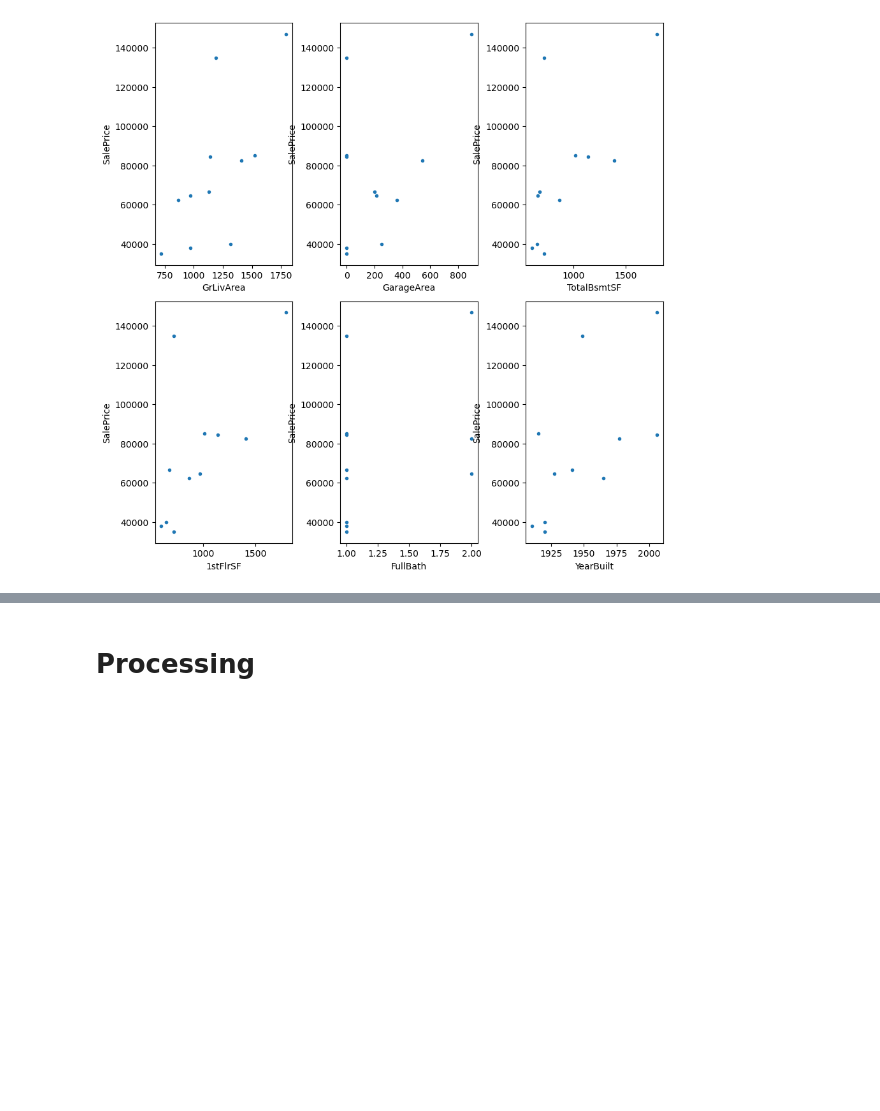
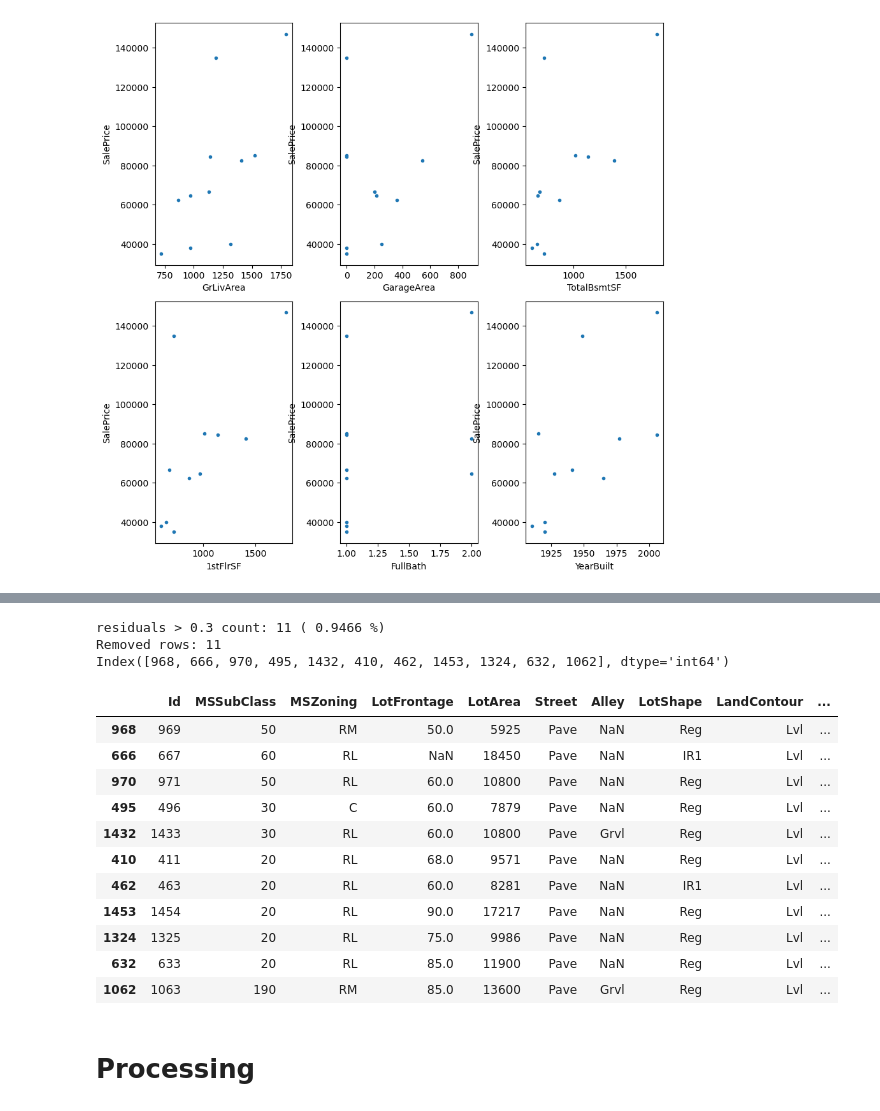
Before and after one commit to javrudsky/machine_learning, a Jupyter notebook: kaggle/housing/housing_v2.ipynb, the cells around one changed output, grey strips where cells are left out. Saved outputs shown, nothing was run; the diff lists cells and outputs as text; code cells hidden in the pictures; blank space fills up the shorter version.

```diff
--- a/kaggle/housing/housing_v2.ipynb
+++ b/kaggle/housing/housing_v2.ipynb
@@ -1994,3 +2055,37 @@ show_target_pairplot(X_rem, ["GrLivArea", "GarageArea", "TotalBsmtSF", "1stFlrSF
+# %%
+X, y, y_orig, X_test, y_test = split_train_test_data()
+X, y, _, ignored_cols, ord_cols_used, desc = initial_processing(X, y, y_orig)
+
+res_filter = 0.30
+bigres_idx = dfres[dfres["residual"].abs() > res_filter].index
+print(f"residuals > {res_filter} count:", bigres_idx.shape[0], "(", nfmt(bigres_idx.shape[0] / X.shape[0] * 100), "%)")
+
+X_f = X[~X.index.isin(bigres_idx)]
+
+print("Removed rows:", X.shape[0] - X_f.shape[0])
+#oX.iloc[]
+
+print(bigres_idx)
+
+X_rem = X.join(y_orig)[X.index.isin(bigres_idx)]
+
+X_rem
+# %% [output]
+residuals > 0.3 count: 11 ( 0.9466 %)
+Removed rows: 11
+Index([968, 666, 970, 495, 1432, 410, 462, 1453, 1324, 632, 1062], dtype='int64')
+|  | Id | MSSubClass | MSZoning | LotFrontage | LotArea | Street | Alley | LotShape | LandContour | ... |
+| 968 | 969 | 50 | RM | 50.0 | 5925 | Pave | NaN | Reg | Lvl | ... |
+| 666 | 667 | 60 | RL | NaN | 18450 | Pave | NaN | IR1 | Lvl | ... |
+| 970 | 971 | 50 | RL | 60.0 | 10800 | Pave | NaN | Reg | Lvl | ... |
+| 495 | 496 | 30 | C | 60.0 | 7879 | Pave | NaN | Reg | Lvl | ... |
+| 1432 | 1433 | 30 | RL | 60.0 | 10800 | Pave | Grvl | Reg | Lvl | ... |
+| 410 | 411 | 20 | RL | 68.0 | 9571 | Pave | NaN | Reg | Lvl | ... |
+| 462 | 463 | 20 | RL | 60.0 | 8281 | Pave | NaN | IR1 | Lvl | ... |
+| 1453 | 1454 | 20 | RL | 90.0 | 17217 | Pave | NaN | Reg | Lvl | ... |
+| 1324 | 1325 | 20 | RL | 75.0 | 9986 | Pave | NaN | Reg | Lvl | ... |
+| 632 | 633 | 20 | RL | 85.0 | 11900 | Pave | NaN | Reg | Lvl | ... |
+| 1062 | 1063 | 190 | RM | 85.0 | 13600 | Pave | Grvl | Reg | Lvl | ... |
 # %% [markdown]
 # Processing
 # %% [markdown]
```
Also changed, not shown: parts of 9 cells of this notebook.
